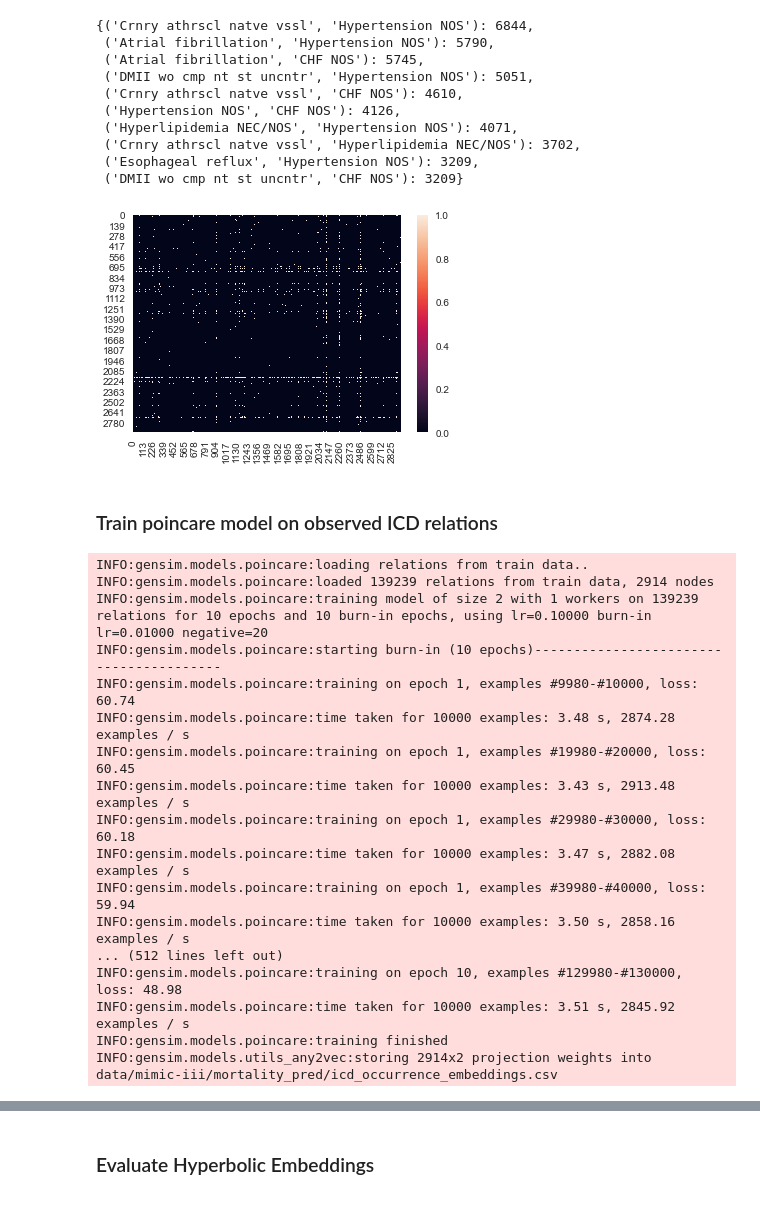
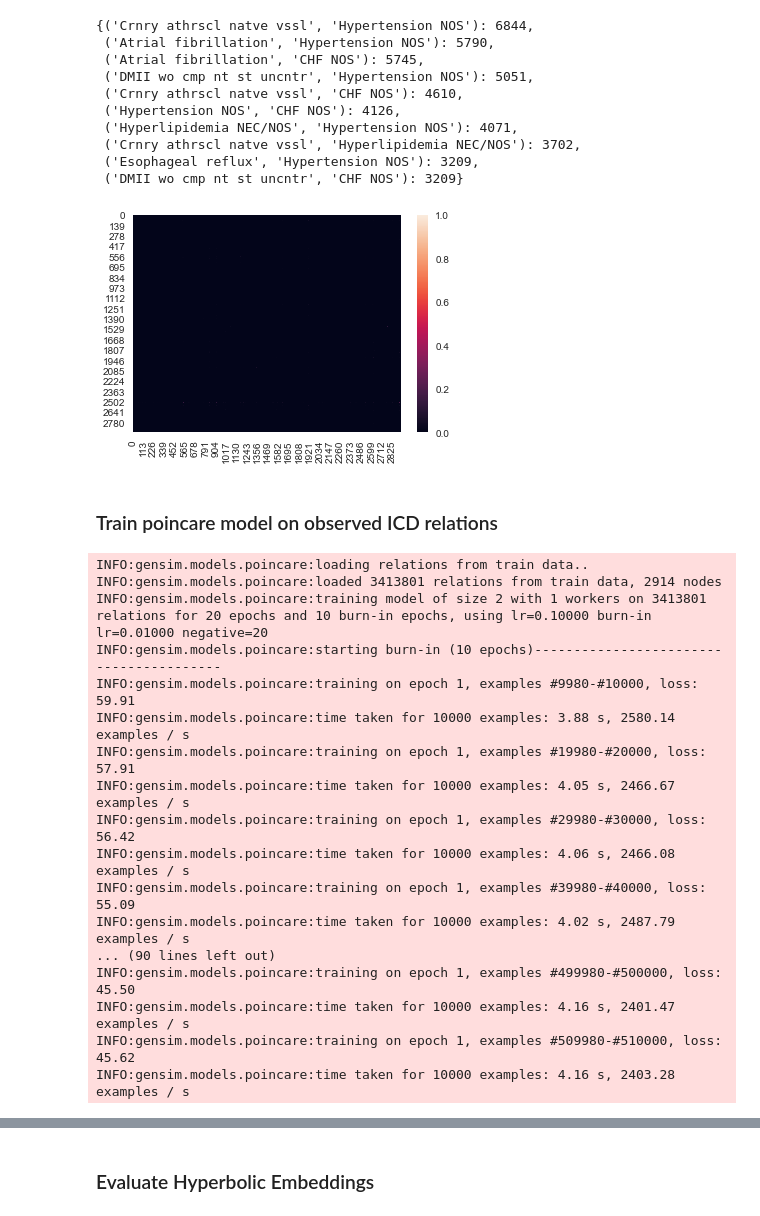
Before and after one commit to drewwilimitis/Hyperbolic-ICD-Embeddings-MIMIC3, a Jupyter notebook: mimic_iii_mortality_prediction.ipynb, the cells around one changed output, grey strips where cells are left out. Saved outputs shown, nothing was run; the diff lists cells and outputs as text; code cells hidden in the pictures.

Commit message:
- update with euclidean GloVe embeddings

```diff
--- a/mimic_iii_mortality_prediction.ipynb
+++ b/mimic_iii_mortality_prediction.ipynb
@@ -148,14 +213,19 @@ len(edges)
 [['40301', '486'], ['58281', '40301'], ['40301', '5855'], ['40301', '4254'], ['40301', '2762']]
 4500907
 # %%
-# only keep edges with number of occurrences > cutoff
+# only keep edges with number of occurrences > cutoff, optionally keep repeated occurrences of edges
 from collections import Counter
 edge_count = Counter(map(tuple,edges))
 cutoff = 5
+keep_repeats = True
 final_edges = []
 for k,v in edge_count.items():
     if v >= cutoff:
-        final_edges.append(k)
+        if keep_repeats:
+            for i in range(v):
+                final_edges.append(k)
+        else:
+            final_edges.append(k)
 print('Initial edge occurrence count quantiles: ', np.quantile(list(edge_count.values())[:1000], q=np.arange(0,1,0.1)))
 print('Number of final edges: ', len(final_edges))
 
@@ -220,13 +290,13 @@ dict(zip(map(tuple, freq_edges), [edge_count[tuple(x)] for x in top_ix[:10]]))
 # %%
 # define a co-occurence matrix where M[i,j] gives total co-occurences between node_list i,j
 M = np.zeros((len(node_list), len(node_list)))
 node_to_index = dict(zip(node_list, np.arange(len(node_list))))
 for e in final_edges:
     M[node_to_index[e[0]], node_to_index[e[1]]] += 1
 M.shape
-sns.heatmap(M);
+sns.heatmap((M/M.max()));
 # %% [output]
-[figure, old version]
+[figure, new version]
 # %% [markdown]
 ### Train poincare model on observed ICD relations
 # %%
@@ -240,26 +310,26 @@ fin = 'data/mimic-iii/mortality_pred/icd_occurrence_edges.csv' # input path with
 fout = 'data/mimic-iii/mortality_pred/icd_occurrence_embeddings.csv' # output path to write embedding coordinates
 
 # call function to train gensim's poincare embedding model
-train_embeddings(input_path=fin, delimiter=',', output_path=fout, epochs=10, burn_in_alpha=0.01,
+train_embeddings(input_path=fin, delimiter=',', output_path=fout, epochs=20, burn_in_alpha=0.01,
                  batch_size=20, burn_in=10, alpha=0.1, negative=20)
 # %% [output]
 INFO:gensim.models.poincare:loading relations from train data..
-INFO:gensim.models.poincare:loaded 139239 relations from train data, 2914 nodes
-INFO:gensim.models.poincare:training model of size 2 with 1 workers on 139239 relations for 10 epochs and 10 burn-in epochs, using lr=0.10000 burn-in lr=0.01000 negative=20
+INFO:gensim.models.poincare:loaded 3413801 relations from train data, 2914 nodes
+INFO:gensim.models.poincare:training model of size 2 with 1 workers on 3413801 relations for 20 epochs and 10 burn-in epochs, using lr=0.10000 burn-in lr=0.01000 negative=20
 INFO:gensim.models.poincare:starting burn-in (10 epochs)----------------------------------------
-INFO:gensim.models.poincare:training on epoch 1, examples #9980-#10000, loss: 60.74
-INFO:gensim.models.poincare:time taken for 10000 examples: 3.48 s, 2874.28 examples / s
-INFO:gensim.models.poincare:training on epoch 1, examples #19980-#20000, loss: 60.45
-INFO:gensim.models.poincare:time taken for 10000 examples: 3.43 s, 2913.48 examples / s
-INFO:gensim.models.poincare:training on epoch 1, examples #29980-#30000, loss: 60.18
-INFO:gensim.models.poincare:time taken for 10000 examples: 3.47 s, 2882.08 examples / s
-INFO:gensim.models.poincare:training on epoch 1, examples #39980-#40000, loss: 59.94
-INFO:gensim.models.poincare:time taken for 10000 examples: 3.50 s, 2858.16 examples / s
-... (512 lines left out)
-INFO:gensim.models.poincare:training on epoch 10, examples #129980-#130000, loss: 48.98
-INFO:gensim.models.poincare:time taken for 10000 examples: 3.51 s, 2845.92 examples / s
-INFO:gensim.models.poincare:training finished
-INFO:gensim.models.utils_any2vec:storing 2914x2 projection weights into data/mimic-iii/mortality_pred/icd_occurrence_embeddings.csv
+INFO:gensim.models.poincare:training on epoch 1, examples #9980-#10000, loss: 59.91
+INFO:gensim.models.poincare:time taken for 10000 examples: 3.88 s, 2580.14 examples / s
+INFO:gensim.models.poincare:training on epoch 1, examples #19980-#20000, loss: 57.91
+INFO:gensim.models.poincare:time taken for 10000 examples: 4.05 s, 2466.67 examples / s
+INFO:gensim.models.poincare:training on epoch 1, examples #29980-#30000, loss: 56.42
+INFO:gensim.models.poincare:time taken for 10000 examples: 4.06 s, 2466.08 examples / s
+INFO:gensim.models.poincare:training on epoch 1, examples #39980-#40000, loss: 55.09
+INFO:gensim.models.poincare:time taken for 10000 examples: 4.02 s, 2487.79 examples / s
+... (90 lines left out)
+INFO:gensim.models.poincare:training on epoch 1, examples #499980-#500000, loss: 45.50
+INFO:gensim.models.poincare:time taken for 10000 examples: 4.16 s, 2401.47 examples / s
+INFO:gensim.models.poincare:training on epoch 1, examples #509980-#510000, loss: 45.62
+INFO:gensim.models.poincare:time taken for 10000 examples: 4.16 s, 2403.28 examples / s
 # %%
 # store code ranges for each chapter
 chapters = icd9.icd9Chapters
```
Also changed, not shown: parts of 16 cells of this notebook, 1 other file.
